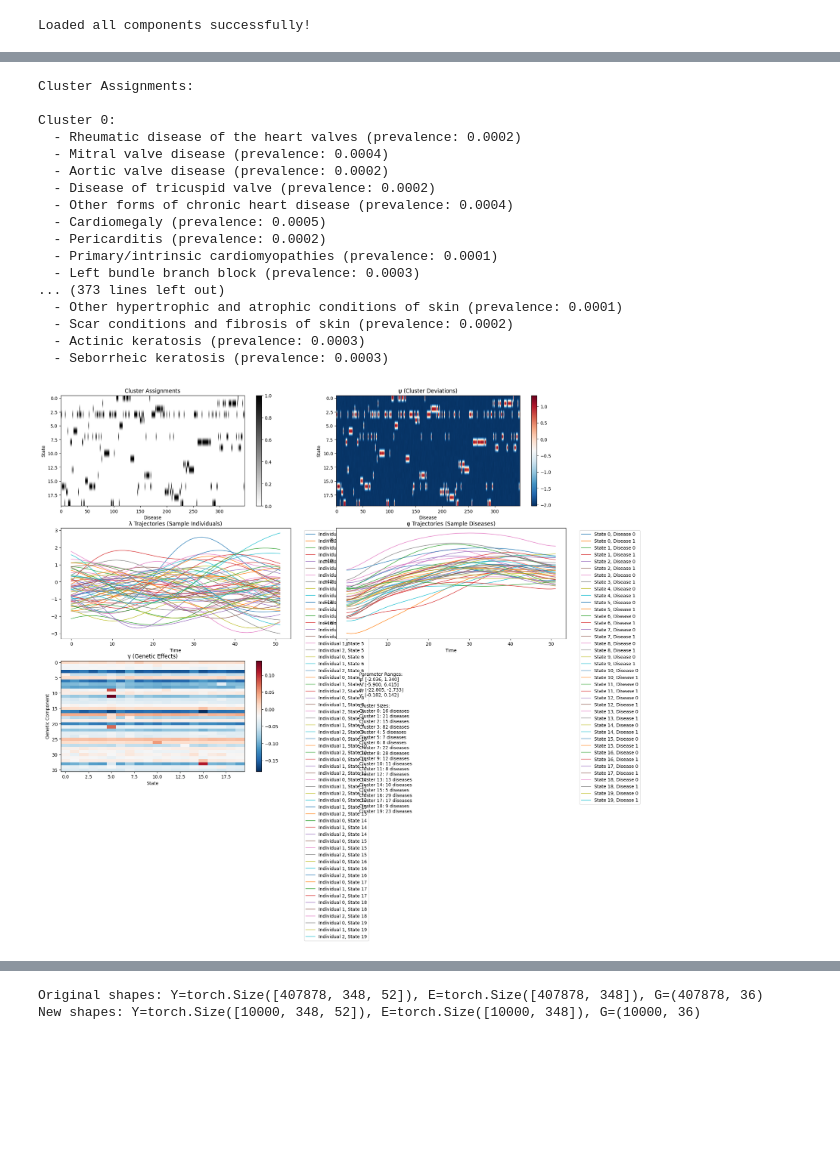
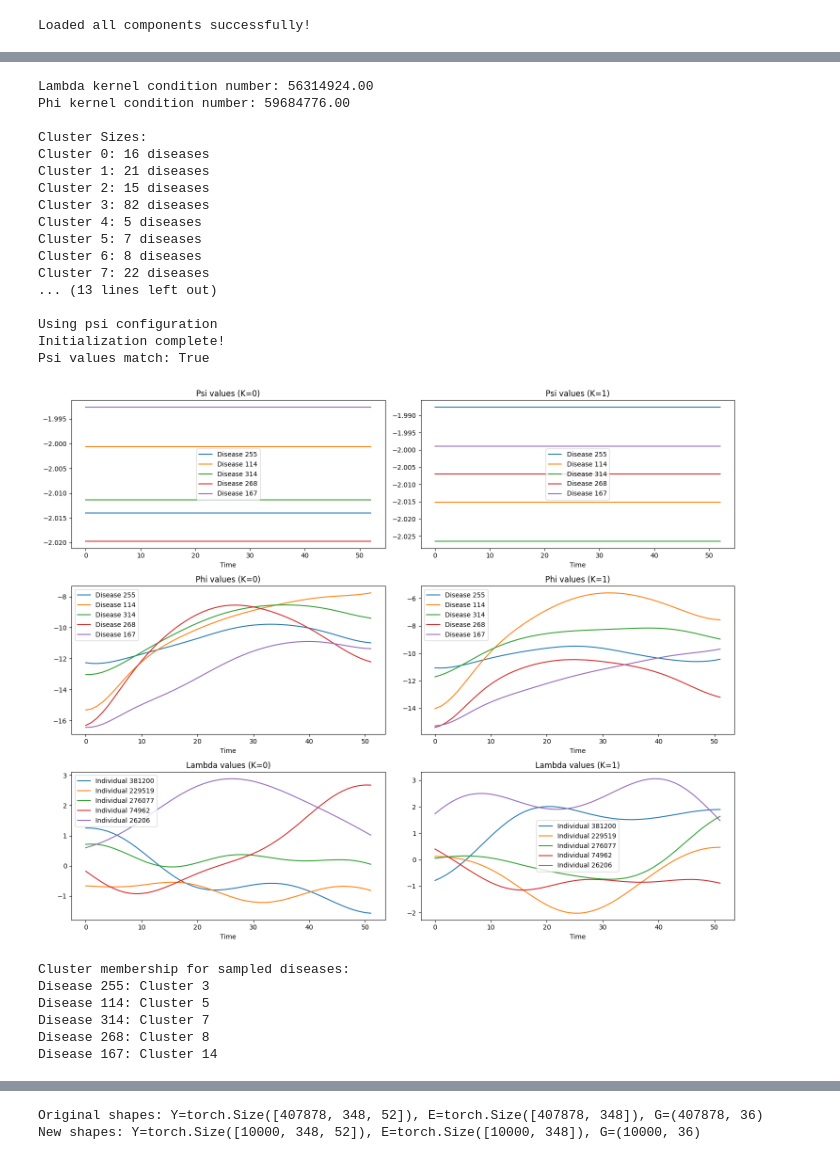
Before and after one commit to surbut/aladynoulli, a Jupyter notebook: pyScripts/minimalreprobigforinit.ipynb, the cells around one changed output, grey strips where cells are left out. Saved outputs shown, nothing was run; the diff lists cells and outputs as text; code cells hidden in the pictures; blank space fills up the shorter version.

```diff
--- a/pyScripts/minimalreprobigforinit.ipynb
+++ b/pyScripts/minimalreprobigforinit.ipynb
@@ -83,24 +84,58 @@ Disease 69: Cluster 3
+# %%
+
+# Set random seeds for reproducibility
+torch.manual_seed(42)
+np.random.seed(42)
+if torch.cuda.is_available():
+    torch.cuda.manual_seed(42)
+torch.backends.cudnn.deterministic = True
+torch.backends.cudnn.benchmark = False
+
+
+model2 = AladynSurvivalFixedKernelsAvgLoss_clust_logitInit_psitest(
+N=Y.shape[0],
+D=Y.shape[1],
+T=Y.shape[2],
+K=essentials['K'],
+P=essentials['P'],
+G=G,
+Y=Y,
+prevalence_t=essentials['prevalence_t']
+)
+
+model2.initialize_params(psi_config=psi_config)
+psi2 = model2.psi.detach().clone()
+
+
+
+print("Psi values match:", torch.allclose(psi1, psi2))
+# %% [output]
+Lambda kernel condition number: 56314924.00
+Phi kernel condition number: 59684776.00
+
+Cluster Sizes:
+Cluster 0: 16 diseases
+Cluster 1: 21 diseases
+Cluster 2: 15 diseases
+Cluster 3: 82 diseases
+Cluster 4: 5 diseases
+Cluster 5: 7 diseases
+Cluster 6: 8 diseases
+Cluster 7: 22 diseases
+... (13 lines left out)
+
+Using psi configuration
+Initialization complete!
+Psi values match: True
 # %%
-# Visualize the clusters
 
-model.visualize_clusters(disease_names_list)
+model.plot_initial_params()
 model.visualize_initialization()
 # %% [output]
+[figure, new version]
-Cluster Assignments:
-
-Cluster 0:
-  - Rheumatic disease of the heart valves (prevalence: 0.0002)
-  - Mitral valve disease (prevalence: 0.0004)
-  - Aortic valve disease (prevalence: 0.0002)
-  - Disease of tricuspid valve (prevalence: 0.0002)
-  - Other forms of chronic heart disease (prevalence: 0.0004)
-  - Cardiomegaly (prevalence: 0.0005)
-  - Pericarditis (prevalence: 0.0002)
-  - Primary/intrinsic cardiomyopathies (prevalence: 0.0001)
-  - Left bundle branch block (prevalence: 0.0003)
-... (373 lines left out)
-  - Other hypertrophic and atrophic conditions of skin (prevalence: 0.0001)
-  - Scar conditions and fibrosis of skin (prevalence: 0.0002)
-  - Actinic keratosis (prevalence: 0.0003)
-  - Seborrheic keratosis (prevalence: 0.0003)
+Cluster membership for sampled diseases:
+Disease 255: Cluster 3
+Disease 114: Cluster 5
+Disease 314: Cluster 7
+Disease 268: Cluster 8
+Disease 167: Cluster 14
-[figure, old version]
```
Also changed, not shown: parts of 21 cells of this notebook, 16 other files.
